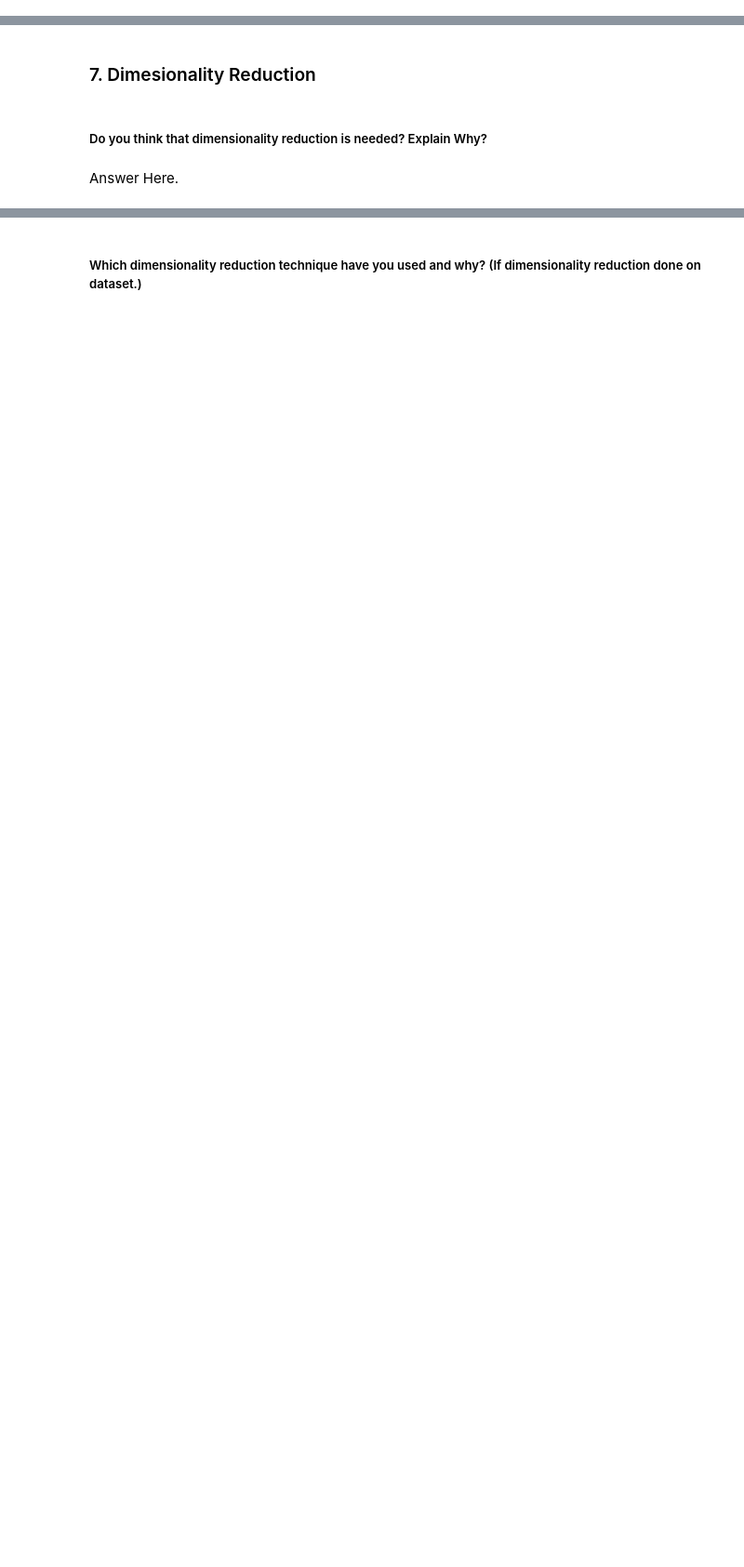
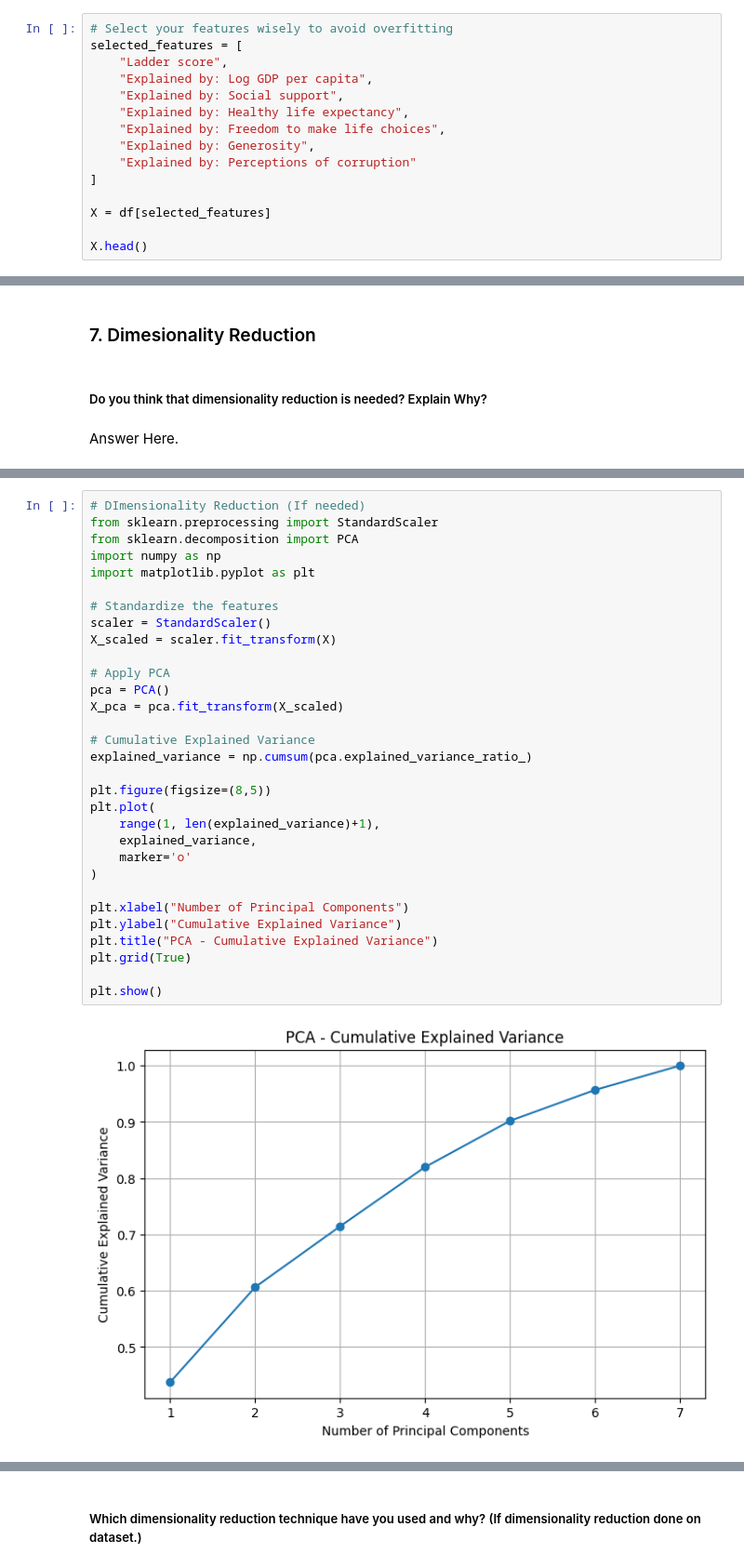
Before and after one commit to GEE2007/world-happiness-clustering, a Jupyter notebook: world_happiness_clustering.ipynb, the cells around one changed output, grey strips where cells are left out. Shown at 93% size. Drawn from its saved outputs; the diff is of its cells as text; blank space fills up the shorter version.

Commit message:
Completed feature engineering and dimensionality reduction

```diff
--- a/world_happiness_clustering.ipynb
+++ b/world_happiness_clustering.ipynb
@@ -986,0 +988,15 @@ Answer Here.
+# %%
+# Select your features wisely to avoid overfitting
+selected_features = [
+    "Ladder score",
+    "Explained by: Log GDP per capita",
+    "Explained by: Social support",
+    "Explained by: Healthy life expectancy",
+    "Explained by: Freedom to make life choices",
+    "Explained by: Generosity",
+    "Explained by: Perceptions of corruption"
+]
+
+X = df[selected_features]
+
+X.head()
@@ -1002,0 +1035,33 @@ Answer Here.
+# %%
+# DImensionality Reduction (If needed)
+from sklearn.preprocessing import StandardScaler
+from sklearn.decomposition import PCA
+import numpy as np
+import matplotlib.pyplot as plt
+
+# Standardize the features
+scaler = StandardScaler()
+X_scaled = scaler.fit_transform(X)
+
+# Apply PCA
+pca = PCA()
+X_pca = pca.fit_transform(X_scaled)
+
+# Cumulative Explained Variance
+explained_variance = np.cumsum(pca.explained_variance_ratio_)
+
+plt.figure(figsize=(8,5))
+plt.plot(
+    range(1, len(explained_variance)+1),
+    explained_variance,
+    marker='o'
+)
+
+plt.xlabel("Number of Principal Components")
+plt.ylabel("Cumulative Explained Variance")
+plt.title("PCA - Cumulative Explained Variance")
+plt.grid(True)
+
+plt.show()
+# %% [output]
+[figure, added]
```
Also changed, not shown: parts of 12 cells of this notebook.
